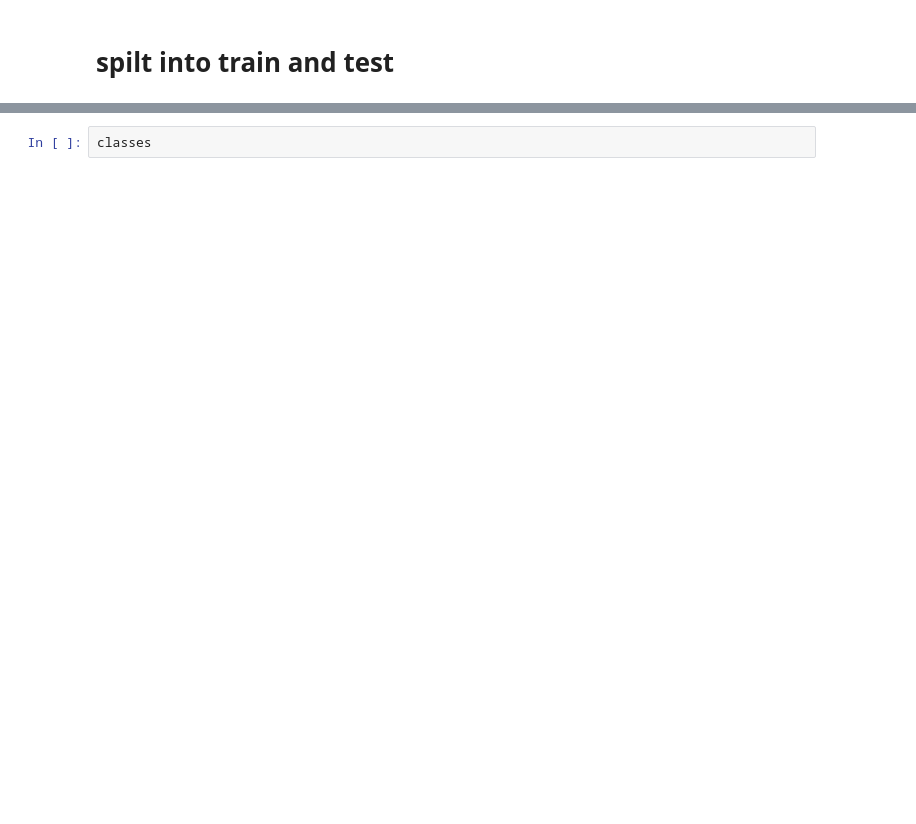
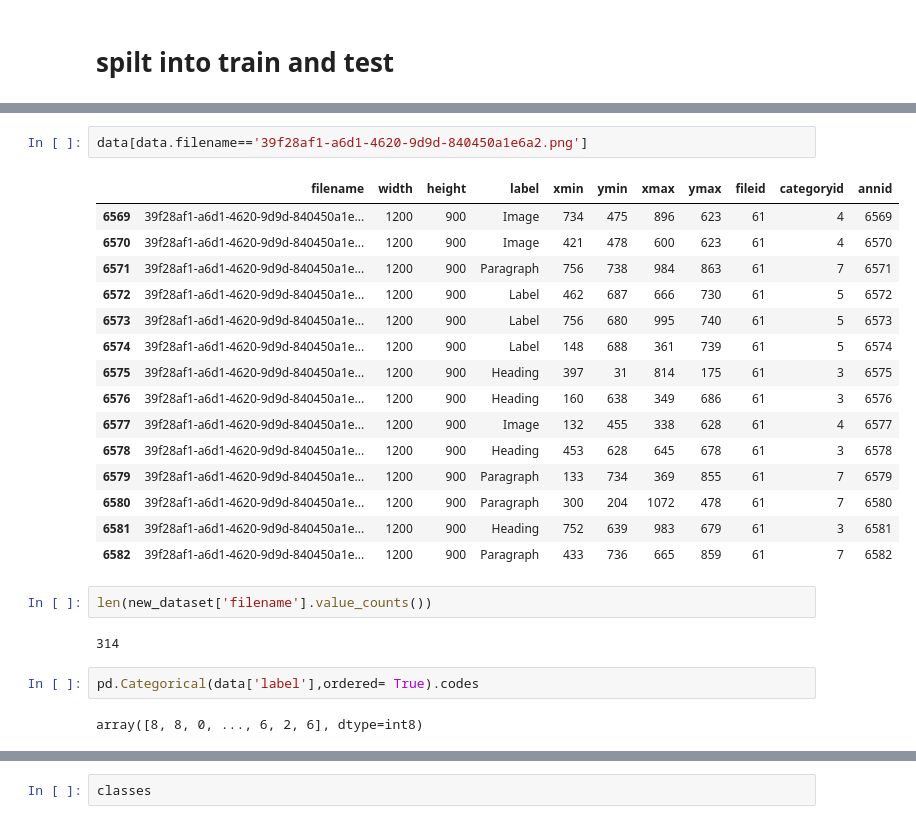
Before and after one commit to Ala-Alsanea/sketch_web_ui_dataset, a Jupyter notebook: create_new_dataset_and_preprocess.ipynb, the cells around one changed output, grey strips where cells are left out. Drawn from its saved outputs; the diff is of its cells as text; blank space fills up the shorter version.

```diff
--- a/create_new_dataset_and_preprocess.ipynb
+++ b/create_new_dataset_and_preprocess.ipynb
@@ -339,0 +459,26 @@ test/
+# %%
+data[data.filename=='39f28af1-a6d1-4620-9d9d-840450a1e6a2.png']
+# %% [output]
+|  | filename | width | height | label | xmin | ymin | xmax | ymax | fileid | categoryid | annid |
+| 6569 | 39f28af1-a6d1-4620-9d9d-840450a1e... | 1200 | 900 | Image | 734 | 475 | 896 | 623 | 61 | 4 | 6569 |
+| 6570 | 39f28af1-a6d1-4620-9d9d-840450a1e... | 1200 | 900 | Image | 421 | 478 | 600 | 623 | 61 | 4 | 6570 |
+| 6571 | 39f28af1-a6d1-4620-9d9d-840450a1e... | 1200 | 900 | Paragraph | 756 | 738 | 984 | 863 | 61 | 7 | 6571 |
+| 6572 | 39f28af1-a6d1-4620-9d9d-840450a1e... | 1200 | 900 | Label | 462 | 687 | 666 | 730 | 61 | 5 | 6572 |
+| 6573 | 39f28af1-a6d1-4620-9d9d-840450a1e... | 1200 | 900 | Label | 756 | 680 | 995 | 740 | 61 | 5 | 6573 |
+| 6574 | 39f28af1-a6d1-4620-9d9d-840450a1e... | 1200 | 900 | Label | 148 | 688 | 361 | 739 | 61 | 5 | 6574 |
+| 6575 | 39f28af1-a6d1-4620-9d9d-840450a1e... | 1200 | 900 | Heading | 397 | 31 | 814 | 175 | 61 | 3 | 6575 |
+| 6576 | 39f28af1-a6d1-4620-9d9d-840450a1e... | 1200 | 900 | Heading | 160 | 638 | 349 | 686 | 61 | 3 | 6576 |
+| 6577 | 39f28af1-a6d1-4620-9d9d-840450a1e... | 1200 | 900 | Image | 132 | 455 | 338 | 628 | 61 | 4 | 6577 |
+| 6578 | 39f28af1-a6d1-4620-9d9d-840450a1e... | 1200 | 900 | Heading | 453 | 628 | 645 | 678 | 61 | 3 | 6578 |
+| 6579 | 39f28af1-a6d1-4620-9d9d-840450a1e... | 1200 | 900 | Paragraph | 133 | 734 | 369 | 855 | 61 | 7 | 6579 |
+| 6580 | 39f28af1-a6d1-4620-9d9d-840450a1e... | 1200 | 900 | Paragraph | 300 | 204 | 1072 | 478 | 61 | 7 | 6580 |
+| 6581 | 39f28af1-a6d1-4620-9d9d-840450a1e... | 1200 | 900 | Heading | 752 | 639 | 983 | 679 | 61 | 3 | 6581 |
+| 6582 | 39f28af1-a6d1-4620-9d9d-840450a1e... | 1200 | 900 | Paragraph | 433 | 736 | 665 | 859 | 61 | 7 | 6582 |
+# %%
+len(new_dataset['filename'].value_counts())
+# %% [output]
+314
+# %%
+pd.Categorical(data['label'],ordered= True).codes
+# %% [output]
+array([8, 8, 0, ..., 6, 2, 6], dtype=int8)
```
Also changed, not shown: parts of 21 cells of this notebook, 1 other file.
